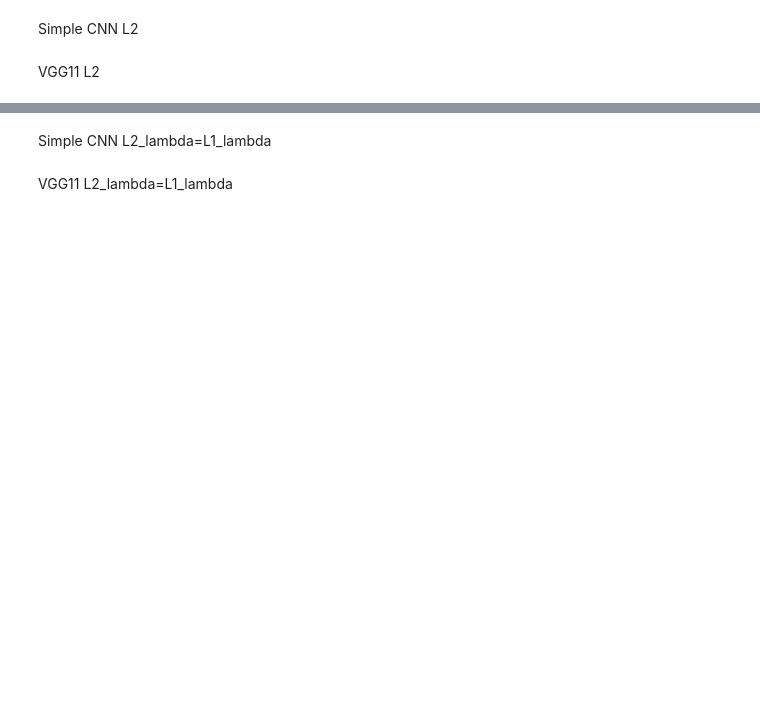
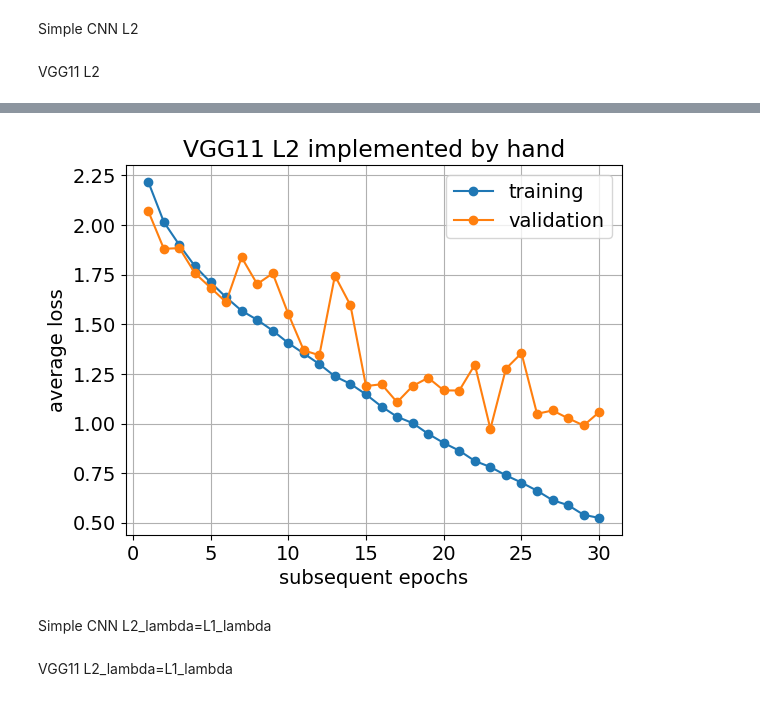
Before and after one commit to a-m-kacz/MLA, a Jupyter notebook: v2_lab4_regularization.ipynb, the cells around one changed output, grey strips where cells are left out. Cells and saved outputs as stored; diff of their text form; code cells hidden in the pictures; blank space fills up the shorter version.

```diff
--- a/v2_lab4_regularization.ipynb
+++ b/v2_lab4_regularization.ipynb
@@ -402,3 +438,10 @@ train_loss_l2, val_loss_l2, best_accuracy = run_training(model, device, criterio
 print('\nTest accuracy for best epoch: {:.0f}%\n'.format(100.*best_accuracy))
 plot_loss(train_loss_l2, val_loss_l2, 'VGG11 L2 implemented by hand')
 model_VGGl2_params = [p.detach().cpu().numpy() for p in model.parameters()]
+
+VGG_results_dict["L2"]["train loss"] = train_loss_l2
+VGG_results_dict["L2"]["val loss"] = val_loss_l2
+VGG_results_dict["L2"]["best accuracy"] = best_accuracy
+VGG_results_dict["L2"]["weights"] = np.concatenate([p.flatten() for p in model_VGGl2_params])
+np.save("vgg_results.npy",VGG_results_dict)
+# %% [output]
@@ -405,3 +465,4 @@ model_VGGl2_params = [p.detach().cpu().numpy() for p in model.parameters()]
+[figure, added]
 # %% [markdown]
 Simple CNN L2_lambda=L1_lambda
 # %%
```
Also changed, not shown: parts of 17 cells of this notebook.
